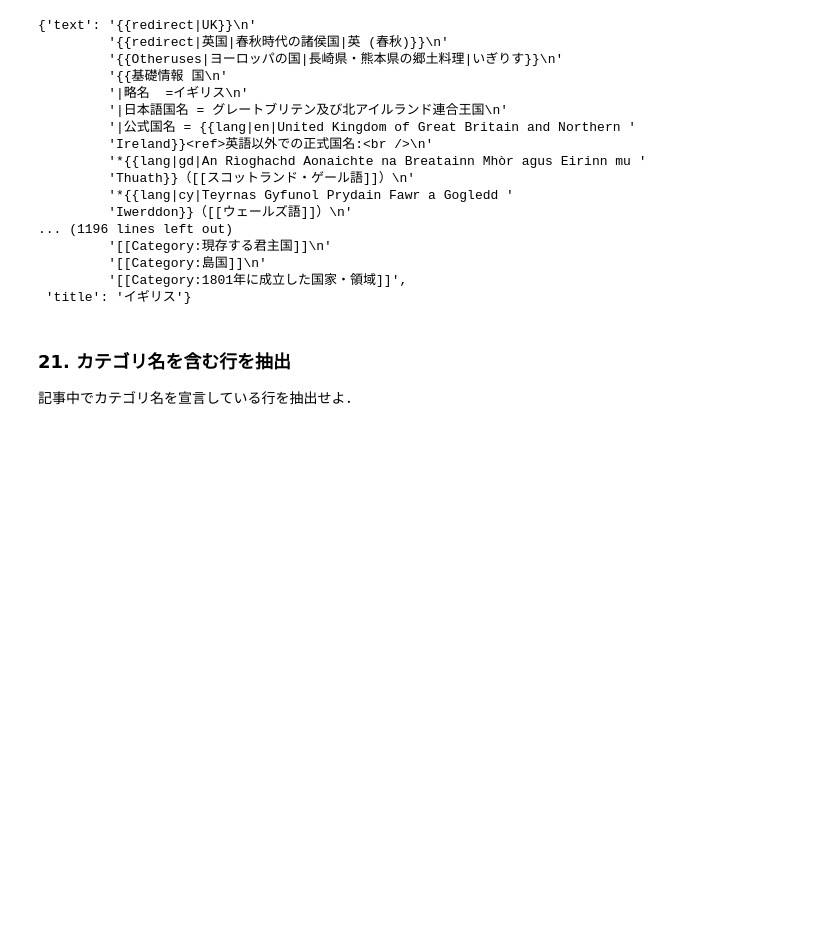
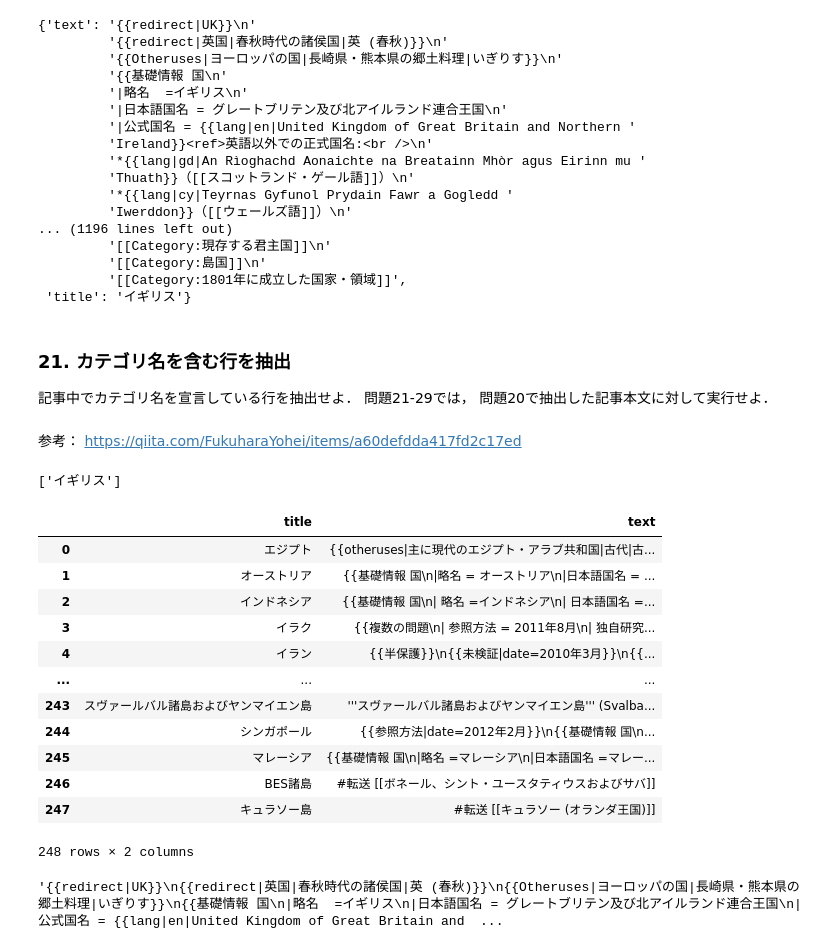
Before and after one commit to KFurudate/NLP100_Exercise2020, a Jupyter notebook: Chapter3_UNIX_Commands.ipynb, the cells around one changed output. Drawn from its saved outputs; the diff is of its cells as text; code cells hidden in the pictures; blank space fills up the shorter version.

```diff
--- a/Chapter3_UNIX_Commands.ipynb
+++ b/Chapter3_UNIX_Commands.ipynb
@@ -49,3 +47,41 @@ d = json.loads(s)
 # %% [markdown]
 ### 21. カテゴリ名を含む行を抽出
-記事中でカテゴリ名を宣言している行を抽出せよ．
+記事中でカテゴリ名を宣言している行を抽出せよ． 問題21-29では， 問題20で抽出した記事本文に対して実行せよ．
+# %% [markdown]
+参考： https://qiita.com/FukuharaYohei/items/a60defdda417fd2c17ed
+# %%
+in_f = "jawiki-country.json"
+
+with open(PATH + in_f, mode='r') as f:
+  for line_ in f:
+    line = json.loads(line_)
+    if line['title'] == 'イギリス':
+      text = line['title'].split('\n')
+      print(text)
+      for txt_ in text:
+        if re.match(r'^\[\[Category:.+\]\]$', txt_):
+          print(txt_)
+# %% [output]
+['イギリス']
+# %%
+df = pd.read_json(PATH + in_f, lines=True)
+df
+# %% [output]
+|  | title | text |
+| 0 | エジプト | {{otheruses|主に現代のエジプト・アラブ共和国|古代|古... |
+| 1 | オーストリア | {{基礎情報 国\n|略名 = オーストリア\n|日本語国名 = ... |
+| 2 | インドネシア | {{基礎情報 国\n| 略名 =インドネシア\n| 日本語国名 =... |
+| 3 | イラク | {{複数の問題\n| 参照方法 = 2011年8月\n| 独自研究... |
+| 4 | イラン | {{半保護}}\n{{未検証|date=2010年3月}}\n{{... |
+| ... | ... | ... |
+| 243 | スヴァールバル諸島およびヤンマイエン島 | '''スヴァールバル諸島およびヤンマイエン島''' (Svalba... |
+| 244 | シンガポール | {{参照方法|date=2012年2月}}\n{{基礎情報 国\n... |
+| 245 | マレーシア | {{基礎情報 国\n|略名 =マレーシア\n|日本語国名 =マレー... |
+| 246 | BES諸島 | #転送 [[ボネール、シント・ユースタティウスおよびサバ]] |
+| 247 | キュラソー島 | #転送 [[キュラソー (オランダ王国)]] |
+248 rows × 2 columns
+# %%
+UK_text = df[df["title"] == "イギリス"]["text"].values[0]
+UK_text
+# %% [output]
+'{{redirect|UK}}\n{{redirect|英国|春秋時代の諸侯国|英 (春秋)}}\n{{Otheruses|ヨーロッパの国|長崎県・熊本県の郷土料理|いぎりす}}\n{{基礎情報 国\n|略名  =イギリス\n|日本語国名 = グレートブリテン及び北アイルランド連合王国\n|公式国名 = {{lang|en|United Kingdom of Great Britain and  ...
```
Also changed, not shown: parts of 13 cells of this notebook.
